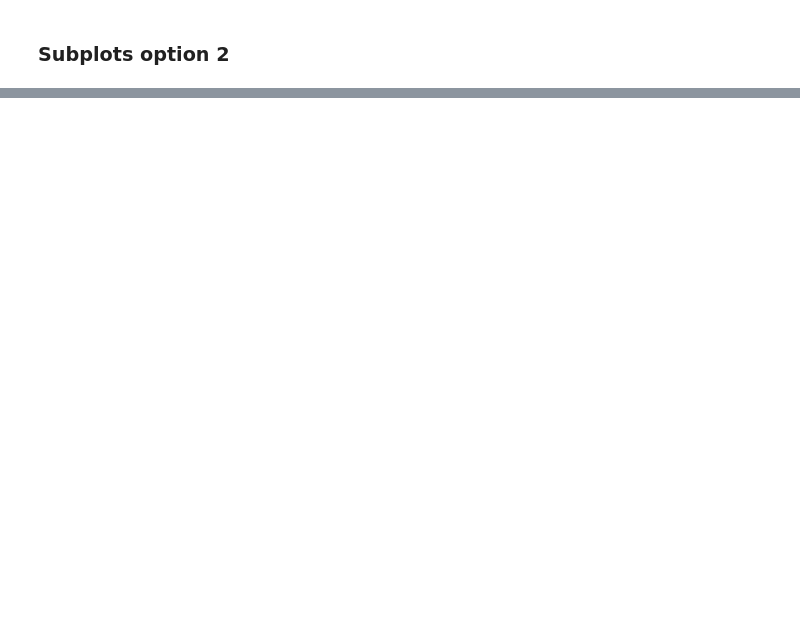
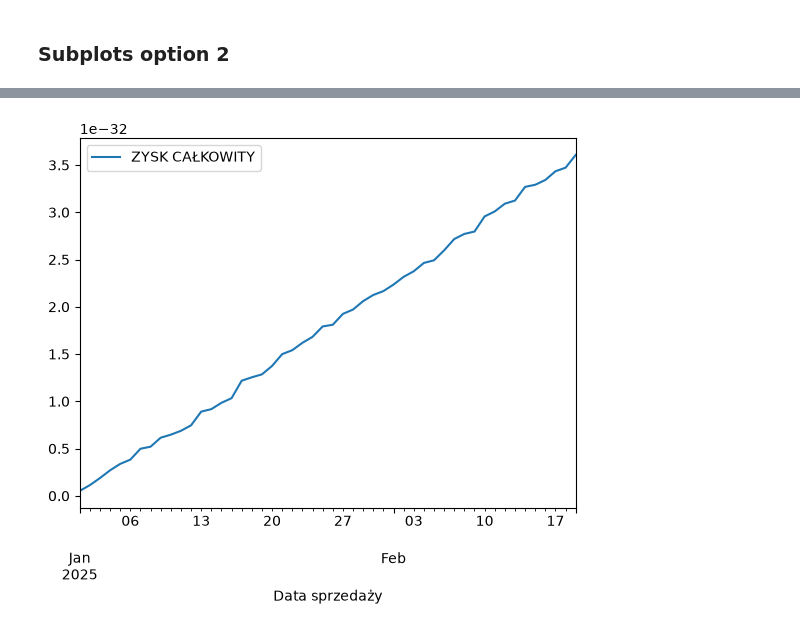
Before and after one commit to pavlovskakristina/ML-journey, a Jupyter notebook: Project2/matplotlib.ipynb, the cells around one changed output, grey strips where cells are left out. Saved outputs shown, nothing was run; the diff lists cells and outputs as text; code cells hidden in the pictures; blank space fills up the shorter version.

```diff
--- a/Project2/matplotlib.ipynb
+++ b/Project2/matplotlib.ipynb
@@ -181,0 +255,5 @@ ax[1, 1].hist(np.random.randn(1000));
+# %%
+car_sales["ZYSK CAŁKOWITY"] = car_sales["ZYSK CAŁKOWITY"]/10000
+car_sales.plot(x="Data sprzedaży", y="ZYSK CAŁKOWITY");
+# %% [output]
+[figure, added]
```
Also changed, not shown: parts of 21 cells of this notebook, 3 other files.
